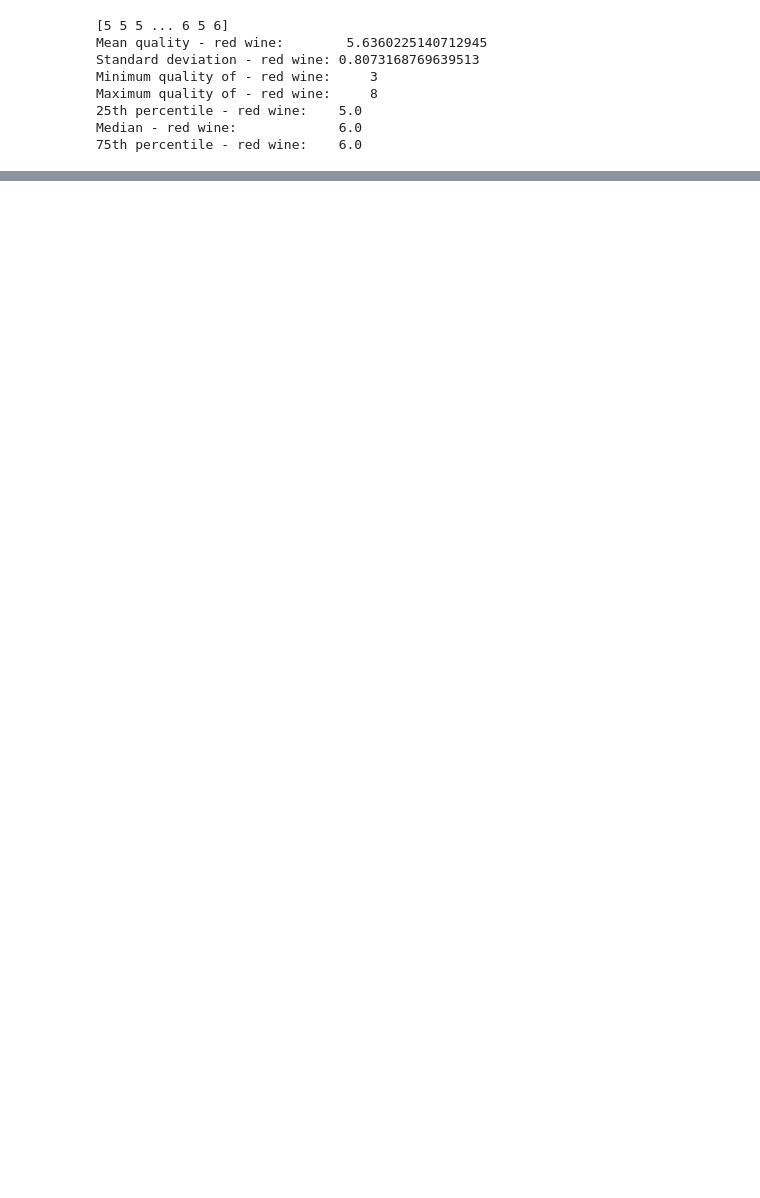
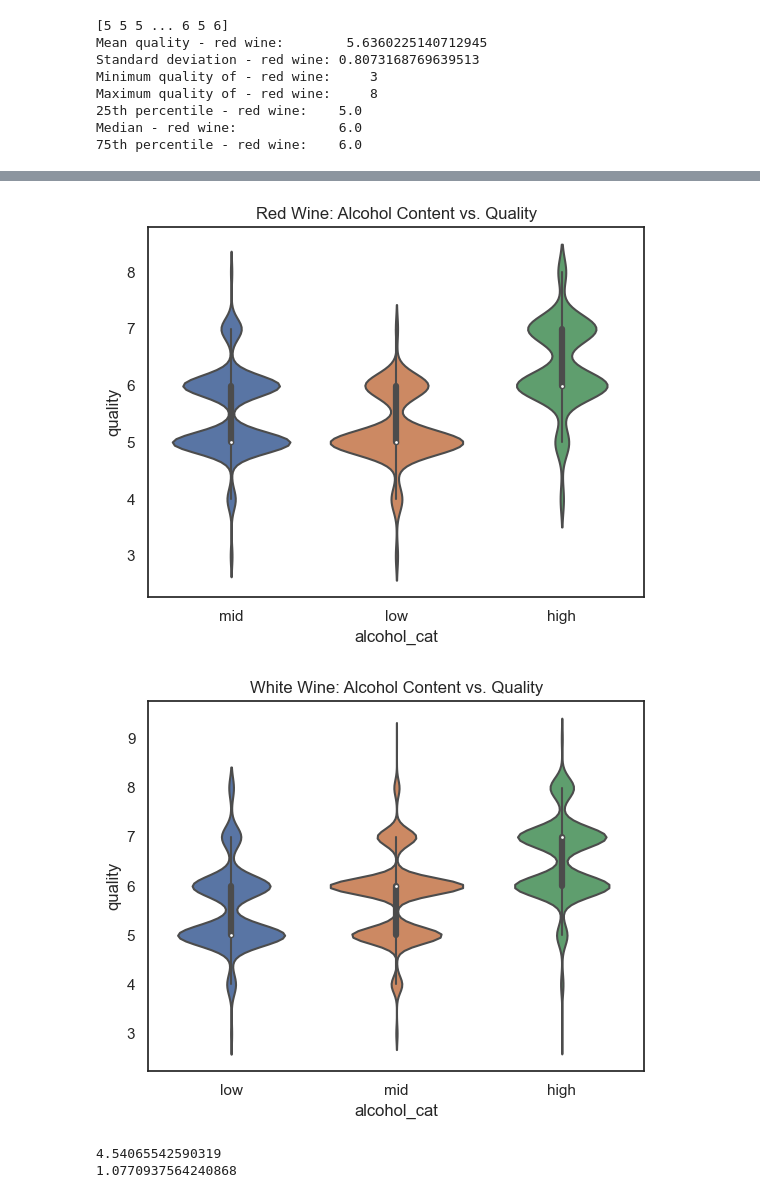
Before and after one commit to dayyanmirza/CSC2034DataScienceProject, a Jupyter notebook: CSC2034DataScienceProject.ipynb, the cells around one changed output, grey strips where cells are left out. Cells and saved outputs as stored; diff of their text form; code cells hidden in the pictures; blank space fills up the shorter version.

```diff
--- a/CSC2034DataScienceProject.ipynb
+++ b/CSC2034DataScienceProject.ipynb
@@ -118,0 +180,22 @@ plt.ylabel('number');
+# %%
+import pandas as pd
+import numpy as np
+
+white_wine = pd.read_csv('winequality-white.csv', delimiter=';')
+red_wine = pd.read_csv('winequality-red.csv', delimiter=';')
+
+def alcohol_category(df, col):
+    mean = df[col].mean()
+    std = df[col].std()
+    df['alcohol_cat'] = np.where(df[col] < (mean - std), 'low',
+                                 np.where(df[col] > (mean + std), 'high', 'mid'))
+    return df
+
+red_wine = alcohol_category(red_wine, 'alcohol')
+white_wine = alcohol_category(white_wine, 'alcohol')
+
+print(red_wine)
+print(white_wine)
+
+red_wine.to_csv('red_wine_alcohol_categories.csv', index=False)
+white_wine.to_csv('white_wine_alcohol_categories.csv', index=False)
@@ -118,0 +248,26 @@ plt.ylabel('number');
+# %%
+# DO THISSS ONEEEEEe
+import matplotlib.pyplot as plt
+import seaborn as sns
+
+sns.violinplot(x='alcohol_cat', y='quality', data=red_wine)
+plt.title('Red Wine: Alcohol Content vs. Quality')
+plt.show()
+
+sns.violinplot(x='alcohol_cat', y='quality', data=white_wine)
+plt.title('White Wine: Alcohol Content vs. Quality')
+plt.show()
+# %% [output]
+[figure, added]
+[figure, added]
+# %%
+import pandas as pd
+
+red_wine = pd.read_csv('winequality-red.csv', delimiter=';')
+white_wine = pd.read_csv('winequality-white.csv', delimiter=';')
+
+print(red_wine['residual sugar'].skew())
+print(white_wine['residual sugar'].skew())
+# %% [output]
+4.54065542590319
+1.0770937564240868
```
Also changed, not shown: parts of 21 cells of this notebook, 2 other files.
